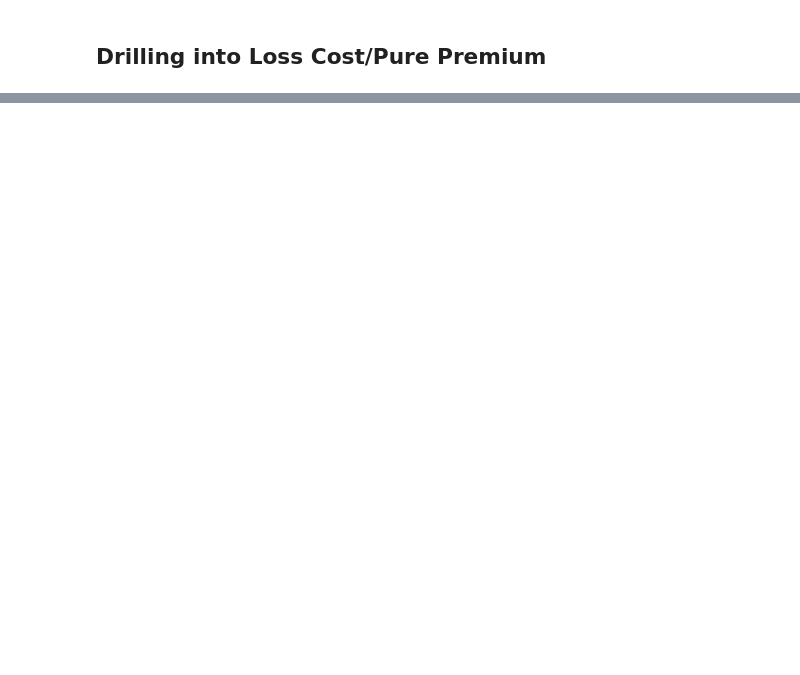
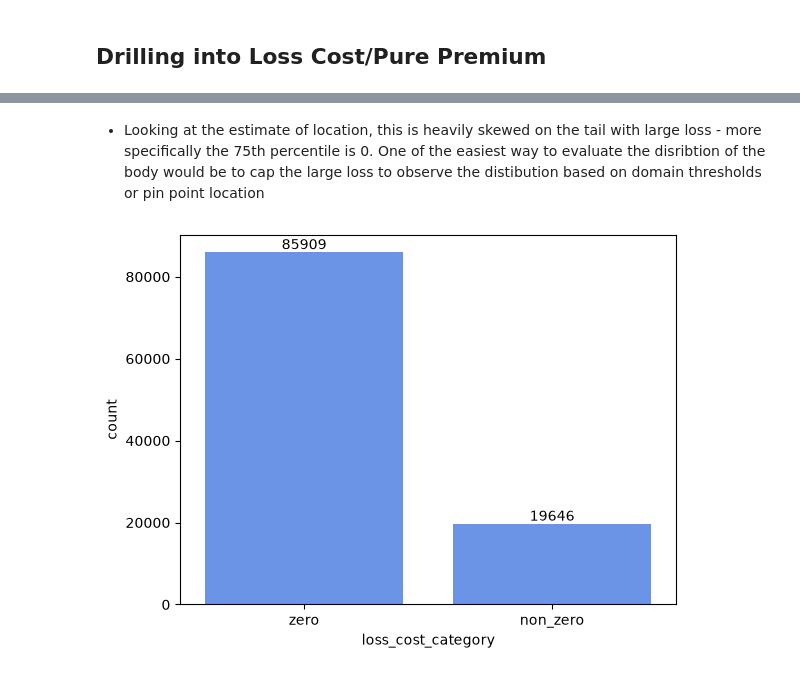
Before and after one commit to olumideodetunde/comm-insurance-underwriting-solutions, a Jupyter notebook: project/src/project_ml/m1-frequency-severity/exploration/EDA.ipynb, the cells around one changed output, grey strips where cells are left out. Saved outputs shown, nothing was run; the diff lists cells and outputs as text; code cells hidden in the pictures; blank space fills up the shorter version.

```diff
--- a/project/src/project_ml/m1-frequency-severity/exploration/EDA.ipynb
+++ b/project/src/project_ml/m1-frequency-severity/exploration/EDA.ipynb
@@ -453,0 +447,10 @@ plt.show()
+# %% [markdown]
+- Looking at the estimate of location, this is heavily skewed on the tail with large loss - more specifically the 75th percentile is 0. One of the easiest way to evaluate the disribtion of the body would be to cap the large loss to observe the distibution based on domain thresholds or pin point location
+# %%
+import numpy as np
+policy_df['loss_cost_category'] =  np.where(policy_df['Cost_claims_year'] ==0, 'zero', 'non_zero')
+ax = sns.countplot(x='loss_cost_category', data=policy_df)
+for _ in ax.containers:
+    ax.bar_label(_)
+# %% [output]
+[figure, added]
```
Also changed, not shown: parts of 27 cells of this notebook.
